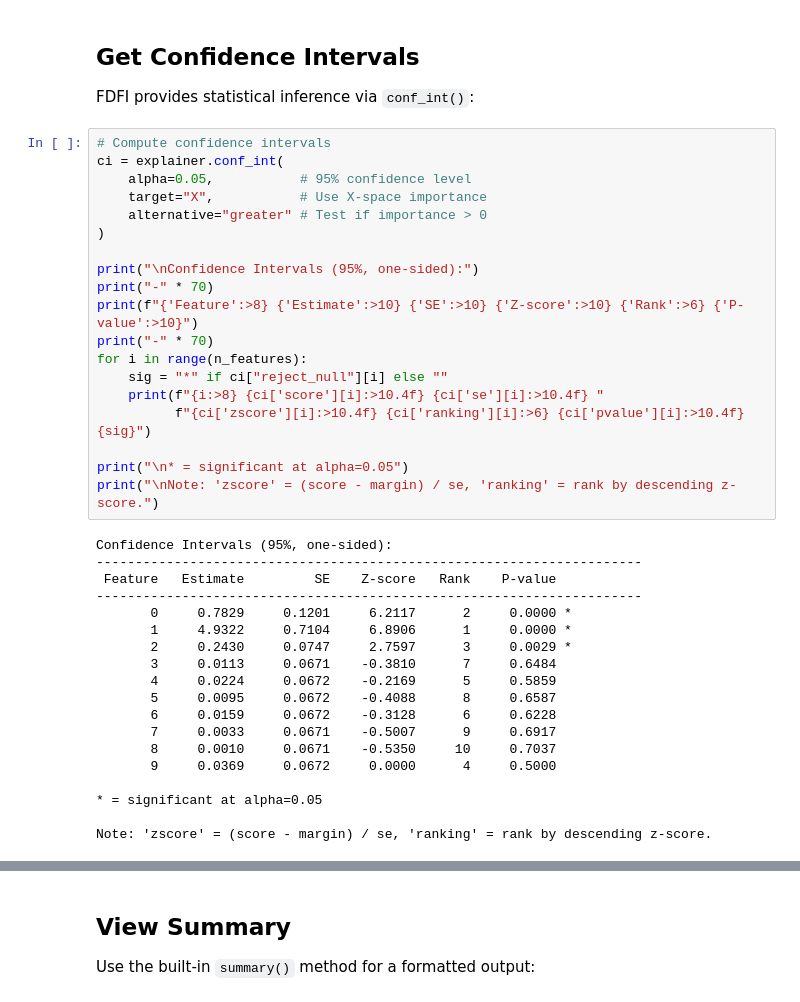
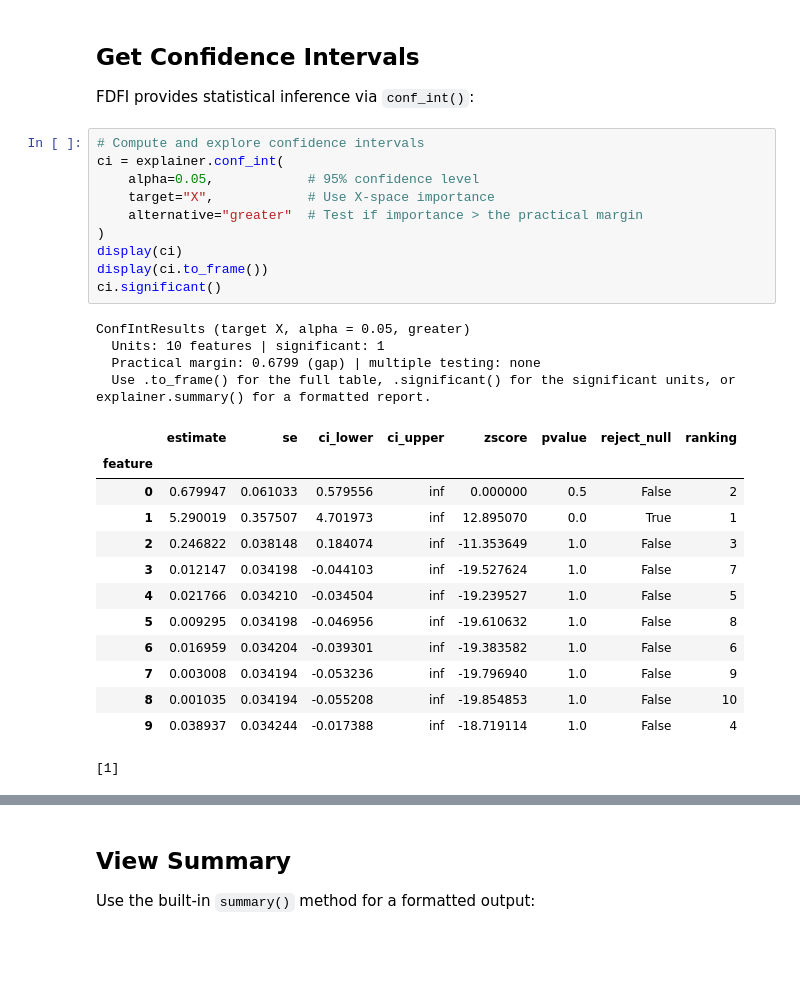
Before and after one commit to JinHongDu-Lab/FDFI, a Jupyter notebook: docs/tutorials/quickstart.ipynb, the cells around one changed output, grey strips where cells are left out. Cells and saved outputs as stored; diff of their text form; blank space fills up the shorter version.

```diff
--- a/docs/tutorials/quickstart.ipynb
+++ b/docs/tutorials/quickstart.ipynb
@@ -143,43 +160,33 @@ Features ranked by importance:
 
 FDFI provides statistical inference via `conf_int()`:
 # %%
-# Compute confidence intervals
+# Compute and explore confidence intervals
 ci = explainer.conf_int(
-    alpha=0.05,           # 95% confidence level
-    target="X",           # Use X-space importance
-    alternative="greater" # Test if importance > 0
+    alpha=0.05,            # 95% confidence level
+    target="X",            # Use X-space importance
+    alternative="greater"  # Test if importance > the practical margin
 )
-
-print("\nConfidence Intervals (95%, one-sided):")
-print("-" * 70)
-print(f"{'Feature':>8} {'Estimate':>10} {'SE':>10} {'Z-score':>10} {'Rank':>6} {'P-value':>10}")
-print("-" * 70)
-for i in range(n_features):
-    sig = "*" if ci["reject_null"][i] else ""
-    print(f"{i:>8} {ci['score'][i]:>10.4f} {ci['se'][i]:>10.4f} "
-          f"{ci['zscore'][i]:>10.4f} {ci['ranking'][i]:>6} {ci['pvalue'][i]:>10.4f} {sig}")
-
-print("\n* = significant at alpha=0.05")
-print("\nNote: 'zscore' = (score - margin) / se, 'ranking' = rank by descending z-score.")
+display(ci)
+display(ci.to_frame())
+ci.significant()
 # %% [output]
-Confidence Intervals (95%, one-sided):
-----------------------------------------------------------------------
- Feature   Estimate         SE    Z-score   Rank    P-value
-----------------------------------------------------------------------
-       0     0.7829     0.1201     6.2117      2     0.0000 *
-       1     4.9322     0.7104     6.8906      1     0.0000 *
-       2     0.2430     0.0747     2.7597      3     0.0029 *
-       3     0.0113     0.0671    -0.3810      7     0.6484
-       4     0.0224     0.0672    -0.2169      5     0.5859
-       5     0.0095     0.0672    -0.4088      8     0.6587
-       6     0.0159     0.0672    -0.3128      6     0.6228
-       7     0.0033     0.0671    -0.5007      9     0.6917
-       8     0.0010     0.0671    -0.5350     10     0.7037
-       9     0.0369     0.0672     0.0000      4     0.5000
-
-* = significant at alpha=0.05
-
-Note: 'zscore' = (score - margin) / se, 'ranking' = rank by descending z-score.
+ConfIntResults (target X, alpha = 0.05, greater)
+  Units: 10 features | significant: 1
+  Practical margin: 0.6799 (gap) | multiple testing: none
+  Use .to_frame() for the full table, .significant() for the significant units, or explainer.summary() for a formatted report.
+|  | estimate | se | ci_lower | ci_upper | zscore | pvalue | reject_null | ranking |
+| feature |  |  |  |  |  |  |  |  |
+| 0 | 0.679947 | 0.061033 | 0.579556 | inf | 0.000000 | 0.5 | False | 2 |
+| 1 | 5.290019 | 0.357507 | 4.701973 | inf | 12.895070 | 0.0 | True | 1 |
+| 2 | 0.246822 | 0.038148 | 0.184074 | inf | -11.353649 | 1.0 | False | 3 |
+| 3 | 0.012147 | 0.034198 | -0.044103 | inf | -19.527624 | 1.0 | False | 7 |
+| 4 | 0.021766 | 0.034210 | -0.034504 | inf | -19.239527 | 1.0 | False | 5 |
+| 5 | 0.009295 | 0.034198 | -0.046956 | inf | -19.610632 | 1.0 | False | 8 |
+| 6 | 0.016959 | 0.034204 | -0.039301 | inf | -19.383582 | 1.0 | False | 6 |
+| 7 | 0.003008 | 0.034194 | -0.053236 | inf | -19.796940 | 1.0 | False | 9 |
+| 8 | 0.001035 | 0.034194 | -0.055208 | inf | -19.854853 | 1.0 | False | 10 |
+| 9 | 0.038937 | 0.034244 | -0.017388 | inf | -18.719114 | 1.0 | False | 4 |
+[1]
 # %%
 confidence_interval_plot(
     ci,
```
Also changed, not shown: parts of 9 cells of this notebook, 15 other files.
